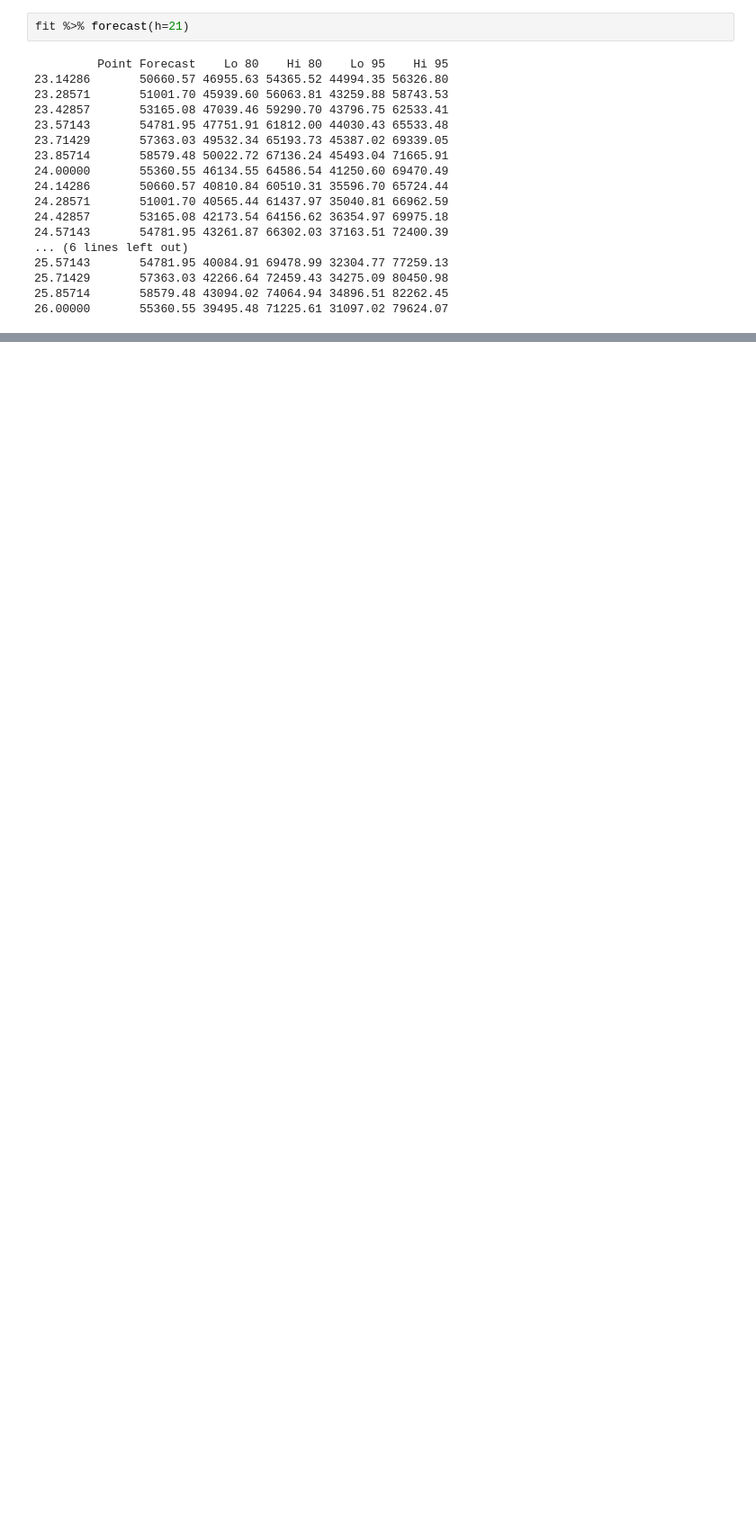
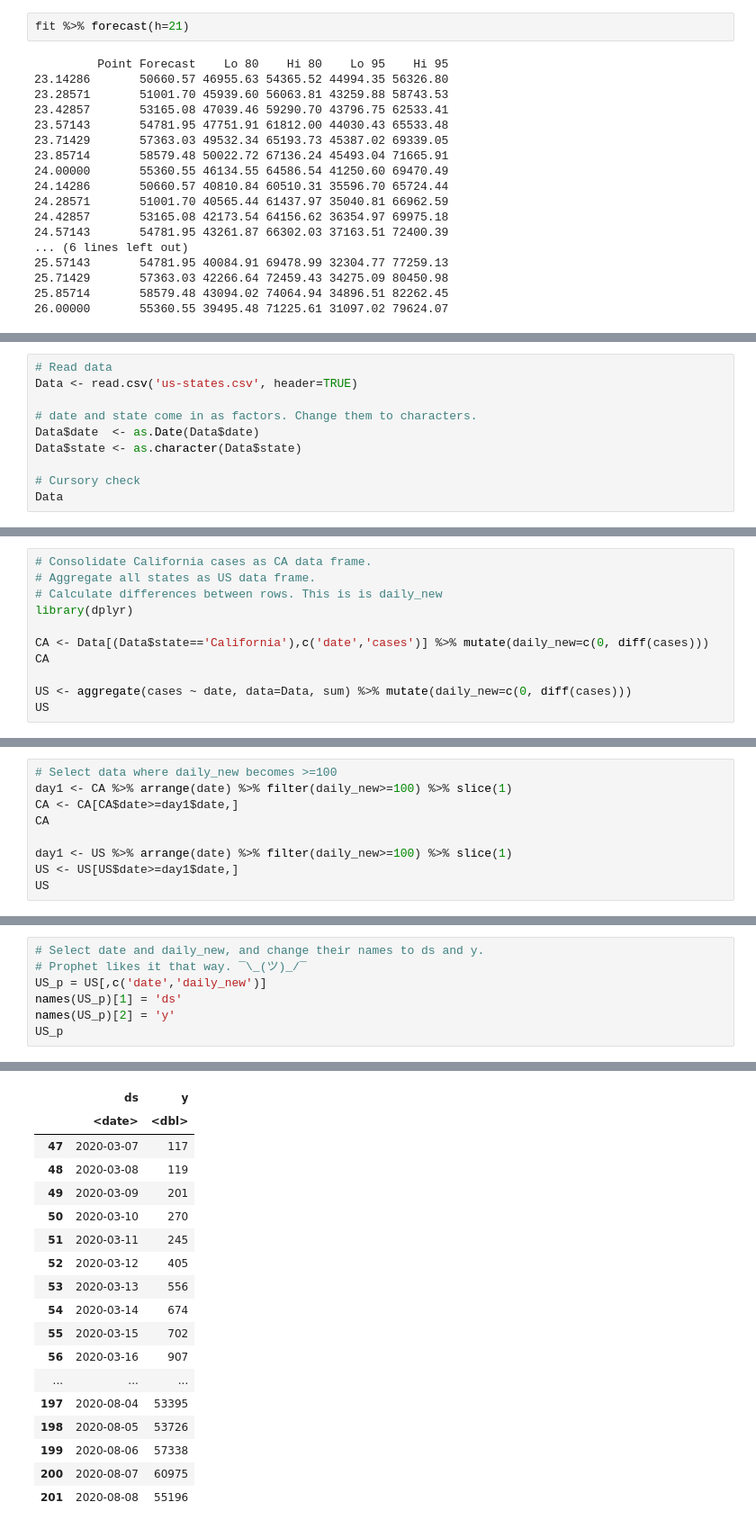
Before and after one commit to fastcyclist/TS_ETS, a Jupyter notebook: TimeSeries_ETS_Model_R.ipynb, the cells around one changed output, grey strips where cells are left out. Shown at 90% size. Drawn from its saved outputs; the diff is of its cells as text; blank space fills up the shorter version.

```diff
--- a/TimeSeries_ETS_Model_R.ipynb
+++ b/TimeSeries_ETS_Model_R.ipynb
@@ -328,0 +337,10 @@ fit %>% forecast(h=21)
+# %%
+# Read data
+Data <- read.csv('us-states.csv', header=TRUE)
+
+# date and state come in as factors. Change them to characters.
+Data$date  <- as.Date(Data$date)
+Data$state <- as.character(Data$state)
+
+# Cursory check
+Data
@@ -328,0 +367,11 @@ fit %>% forecast(h=21)
+# %%
+# Consolidate California cases as CA data frame.
+# Aggregate all states as US data frame.
+# Calculate differences between rows. This is is daily_new
+library(dplyr)
+
+CA <- Data[(Data$state=='California'),c('date','cases')] %>% mutate(daily_new=c(0, diff(cases)))
+CA
+
+US <- aggregate(cases ~ date, data=Data, sum) %>% mutate(daily_new=c(0, diff(cases)))
+US
@@ -328,0 +431,9 @@ fit %>% forecast(h=21)
+# %%
+# Select data where daily_new becomes >=100
+day1 <- CA %>% arrange(date) %>% filter(daily_new>=100) %>% slice(1)
+CA <- CA[CA$date>=day1$date,]
+CA
+
+day1 <- US %>% arrange(date) %>% filter(daily_new>=100) %>% slice(1)
+US <- US[US$date>=day1$date,]
+US
@@ -328,0 +479,8 @@ fit %>% forecast(h=21)
+# %%
+# Select date and daily_new, and change their names to ds and y.
+# Prophet likes it that way. ¯\_(ツ)_/¯
+US_p = US[,c('date','daily_new')]
+names(US_p)[1] = 'ds'
+names(US_p)[2] = 'y'
+US_p
+# %% [output]
@@ -328,0 +488,18 @@ fit %>% forecast(h=21)
+|  | ds | y |
+|  | <date> | <dbl> |
+| 47 | 2020-03-07 | 117 |
+| 48 | 2020-03-08 | 119 |
+| 49 | 2020-03-09 | 201 |
+| 50 | 2020-03-10 | 270 |
+| 51 | 2020-03-11 | 245 |
+| 52 | 2020-03-12 | 405 |
+| 53 | 2020-03-13 | 556 |
+| 54 | 2020-03-14 | 674 |
+| 55 | 2020-03-15 | 702 |
+| 56 | 2020-03-16 | 907 |
+| ... | ... | ... |
+| 197 | 2020-08-04 | 53395 |
+| 198 | 2020-08-05 | 53726 |
+| 199 | 2020-08-06 | 57338 |
+| 200 | 2020-08-07 | 60975 |
+| 201 | 2020-08-08 | 55196 |
```
Also changed, not shown: parts of 15 cells of this notebook.
